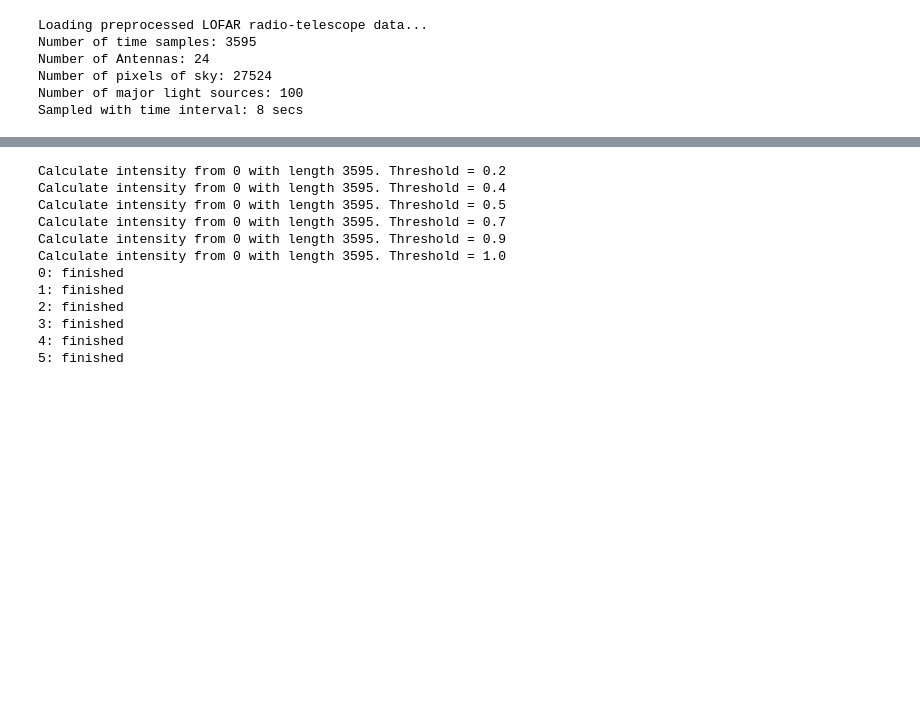
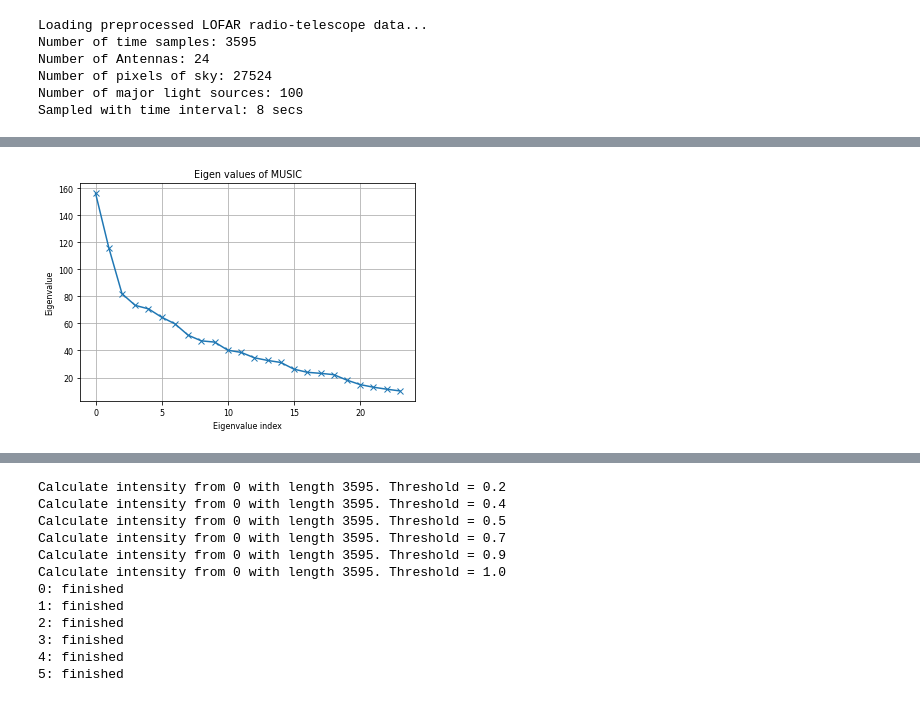
Before and after one commit to adfeel220/SSDP-Project-RadioAstronomySourceLocalization, a Jupyter notebook: RI_project.ipynb, the cells around one changed output, grey strips where cells are left out. Cells and saved outputs as stored; diff of their text form; code cells hidden in the pictures; blank space fills up the shorter version.

```diff
--- a/RI_project.ipynb
+++ b/RI_project.ipynb
@@ -182 +100,9 @@ def intensity_plot(intensity, ax=None, star_size=50, linewidth=0.5):
+# %%
+plt.plot(np.real(music_eigvals), '-x')
+plt.title("Eigen values of MUSIC")
+plt.xlabel("Eigenvalue index")
+plt.ylabel("Eigenvalue")
+plt.grid()
+# %% [output]
+[figure, added]
 # %%
```
Also changed, not shown: parts of 23 cells of this notebook, 4 other files.
